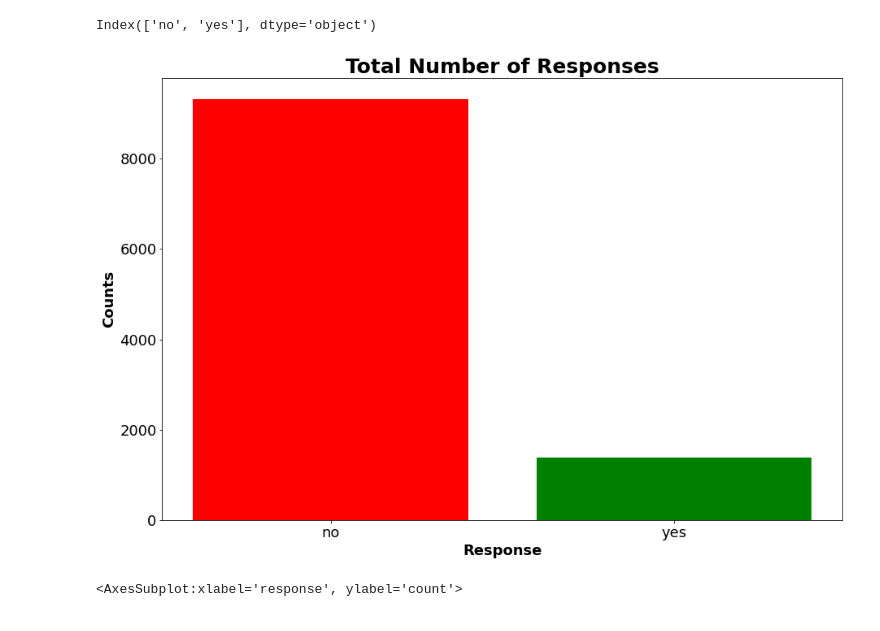
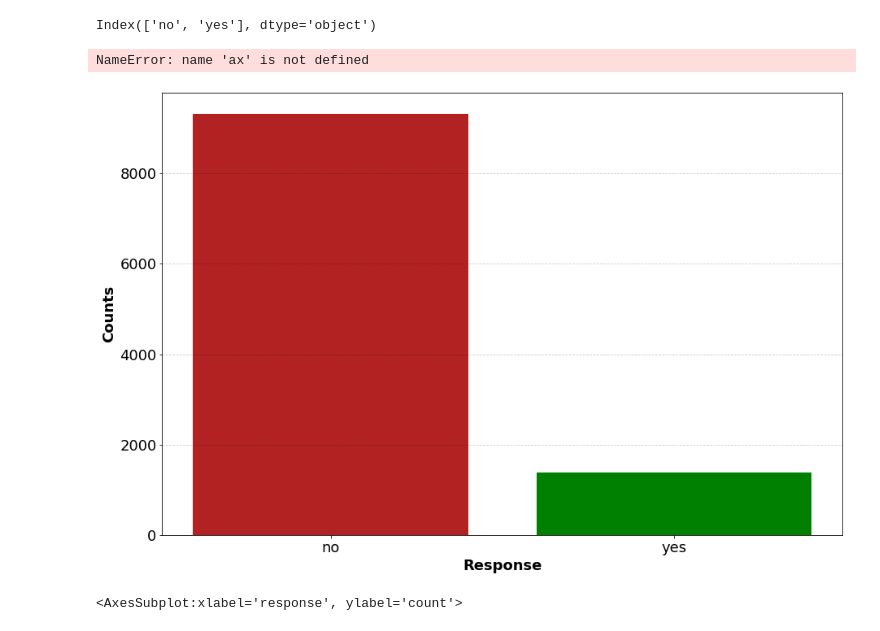
Before and after one commit to lepetitnoir/Case_Study_Car_Insurance_Project, a Jupyter notebook: Thursday_Customer_Analysis_Case_Study_Labwork.ipynb, the cells around one changed output. Saved outputs shown, nothing was run; the diff lists cells and outputs as text; code cells hidden in the pictures.

```diff
--- a/Thursday_Customer_Analysis_Case_Study_Labwork.ipynb
+++ b/Thursday_Customer_Analysis_Case_Study_Labwork.ipynb
@@ -70,20 +70,30 @@ Index(['no', 'yes'], dtype='object')
 # %%
 response_x = DMCA_df['response'].value_counts()
 # %%
-response_y = x.index
+response_y = response_x.index
 # %%
 fig1, ax1 = plt.subplots(figsize = (15,10))
 
-ax1.bar(response_y, response_x, color = ("red", "green"))
+# calibrating line type, transparency, line color and axis of the bar
+
+ax1.grid(ls="--", alpha=0.2, color="k", axis="y")
+
+ax1.bar(response_y, response_x, color = ("firebrick", "green"))
+
+
+# setting title and labels
 
 plt.xlabel("Response",fontsize = 18, fontweight ='bold')
 plt.ylabel("Counts", fontsize = 18, fontweight ='bold')
 
-plt.title("Total Number of Responses", fontsize = 25, fontweight ='bold')
+ax.set_title("Total Number of Responses", fontsize = 25, fontweight ='bold')
 
-plt.rcParams.update({'font.size': 18})
+# setting the ticks of the y axis (range of maximum by column in steps of 1000)
+
+ax.set_yticks(range(0,sum(df_categorical["response"].value_counts()),1000))
 # %% [output]
+NameError: name 'ax' is not defined
-[figure, old version]
+[figure, new version]
 # %%
 sns.countplot(x = "response", data = DMCA_df)
 # %% [output]
```
